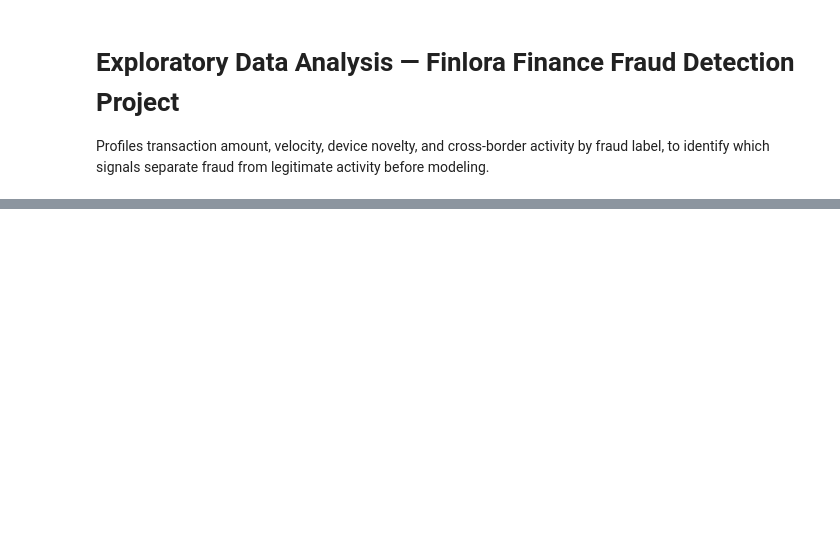
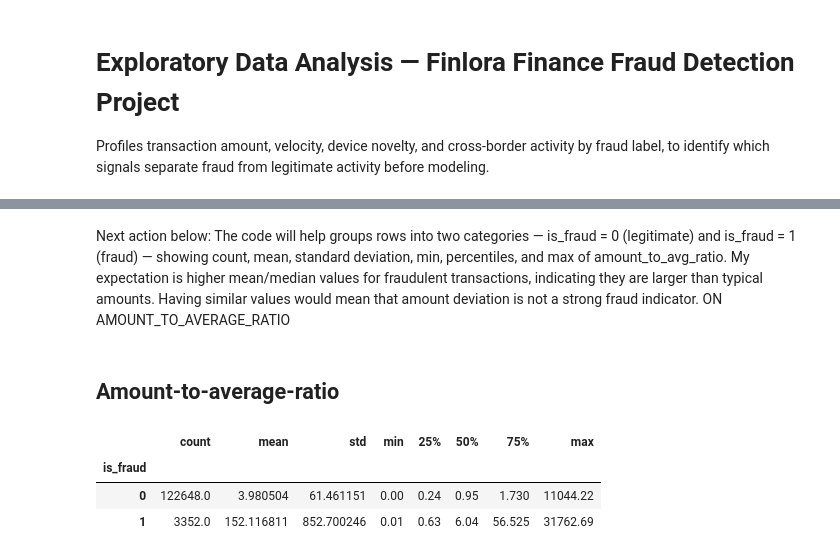
Before and after one commit to Adedamola-Akano/finlora_finance---fraud_detection_project, a Jupyter notebook: notebooks/02_eda.ipynb, the cells around one changed output, grey strips where cells are left out. Cells and saved outputs as stored; diff of their text form; code cells hidden in the pictures; blank space fills up the shorter version.

```diff
--- a/notebooks/02_eda.ipynb
+++ b/notebooks/02_eda.ipynb
@@ -11,0 +39,11 @@ FileNotFoundError: [Errno 2] No such file or directory: '/../data/processed/finl
+# %% [markdown]
+Next action below: The code will help groups rows into two categories — is_fraud = 0 (legitimate) and is_fraud = 1 (fraud) — showing count, mean, standard deviation, min, percentiles, and max of amount_to_avg_ratio. My expectation is higher mean/median values for fraudulent transactions, indicating they are larger than typical amounts. Having similar values would mean that amount deviation is not a strong fraud indicator. ON AMOUNT_TO_AVERAGE_RATIO
+# %% [markdown]
+## Amount-to-average-ratio
+# %%
+df.groupby('is_fraud')['amount_to_avg_ratio'].describe() #described above
+# %% [output]
+|  | count | mean | std | min | 25% | 50% | 75% | max |
+| is_fraud |  |  |  |  |  |  |  |  |
+| 0 | 122648.0 | 3.980504 | 61.461151 | 0.00 | 0.24 | 0.95 | 1.730 | 11044.22 |
+| 1 | 3352.0 | 152.116811 | 852.700246 | 0.01 | 0.63 | 6.04 | 56.525 | 31762.69 |
```
Also changed, not shown: parts of 25 cells of this notebook, 1 other file.
